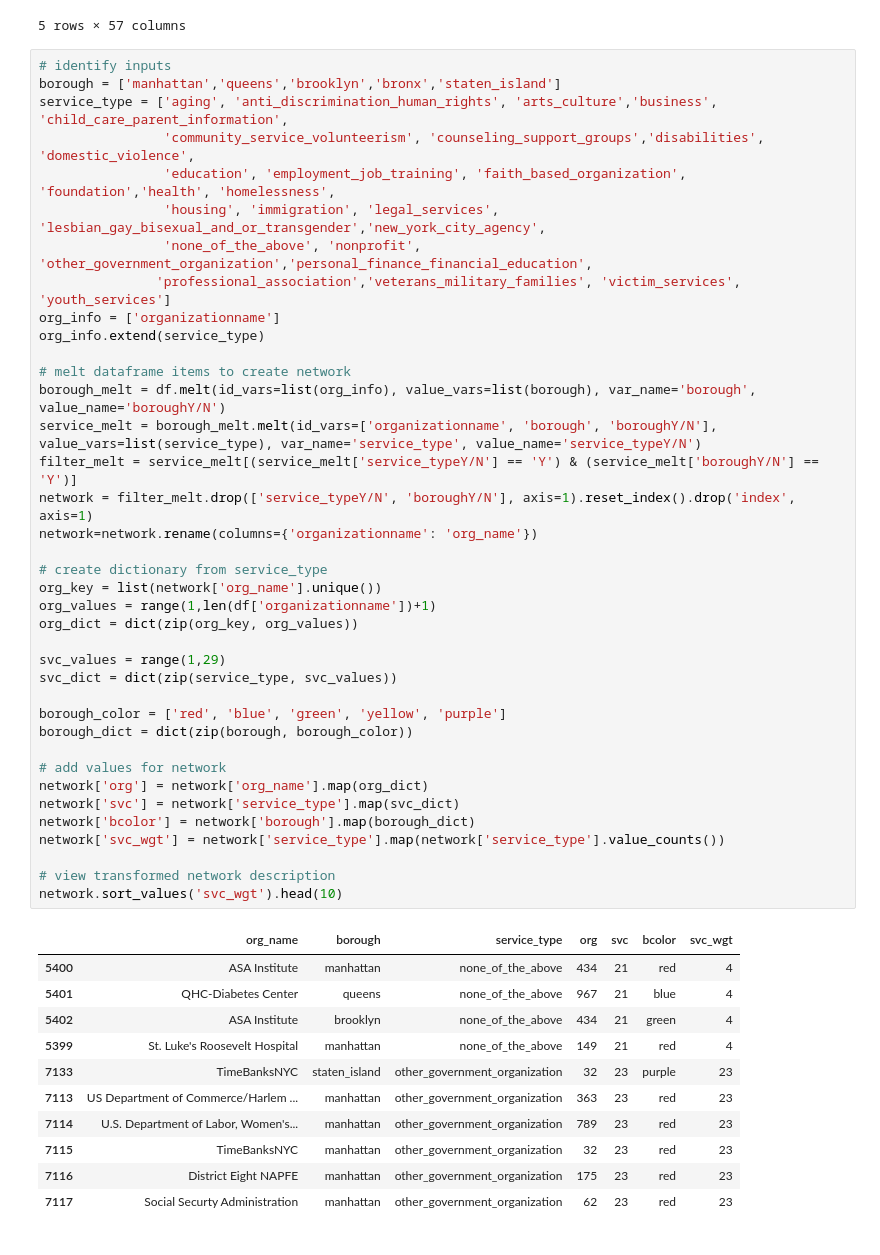
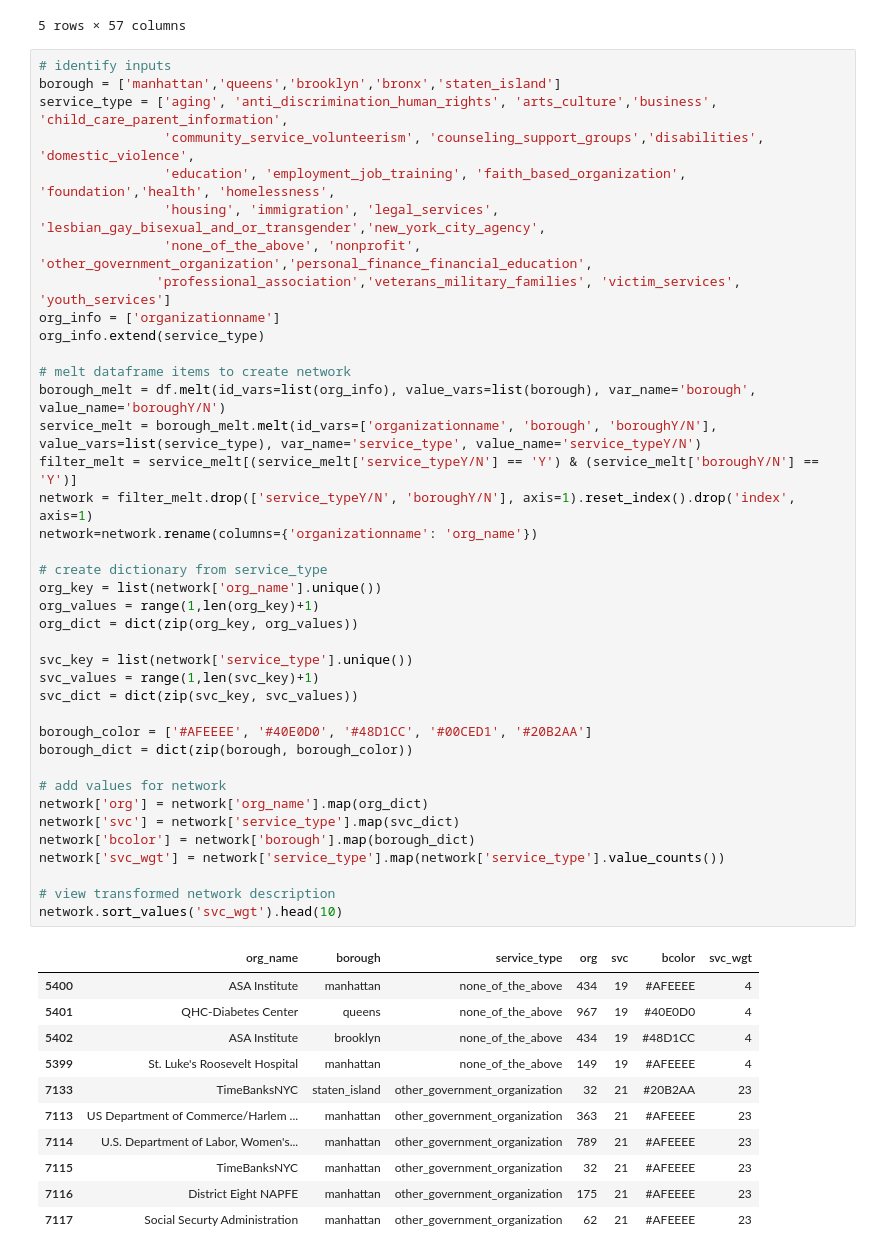
Before and after one commit to miasiracusa/620, a Jupyter notebook: Project-1/Network-Analysis.ipynb, the cells around one changed output. Cells and saved outputs as stored; diff of their text form.

```diff
--- a/Project-1/Network-Analysis.ipynb
+++ b/Project-1/Network-Analysis.ipynb
@@ -63,44 +63,45 @@ service_type = ['aging', 'anti_discrimination_human_rights', 'arts_culture','bus
                 'housing', 'immigration', 'legal_services', 'lesbian_gay_bisexual_and_or_transgender','new_york_city_agency',
                 'none_of_the_above', 'nonprofit', 'other_government_organization','personal_finance_financial_education',
                'professional_association','veterans_military_families', 'victim_services', 'youth_services']
 org_info = ['organizationname']
 org_info.extend(service_type)
 
 # melt dataframe items to create network
 borough_melt = df.melt(id_vars=list(org_info), value_vars=list(borough), var_name='borough', value_name='boroughY/N')
 service_melt = borough_melt.melt(id_vars=['organizationname', 'borough', 'boroughY/N'], value_vars=list(service_type), var_name='service_type', value_name='service_typeY/N')
 filter_melt = service_melt[(service_melt['service_typeY/N'] == 'Y') & (service_melt['boroughY/N'] == 'Y')]
 network = filter_melt.drop(['service_typeY/N', 'boroughY/N'], axis=1).reset_index().drop('index', axis=1)
 network=network.rename(columns={'organizationname': 'org_name'})
 
 # create dictionary from service_type
 org_key = list(network['org_name'].unique())
-org_values = range(1,len(df['organizationname'])+1)
+org_values = range(1,len(org_key)+1)
 org_dict = dict(zip(org_key, org_values))
 
-svc_values = range(1,29)
-svc_dict = dict(zip(service_type, svc_values))
+svc_key = list(network['service_type'].unique())
+svc_values = range(1,len(svc_key)+1)
+svc_dict = dict(zip(svc_key, svc_values))
 
-borough_color = ['red', 'blue', 'green', 'yellow', 'purple']
+borough_color = ['#AFEEEE', '#40E0D0', '#48D1CC', '#00CED1', '#20B2AA']
 borough_dict = dict(zip(borough, borough_color))
 
 # add values for network
 network['org'] = network['org_name'].map(org_dict)
 network['svc'] = network['service_type'].map(svc_dict)
 network['bcolor'] = network['borough'].map(borough_dict)
 network['svc_wgt'] = network['service_type'].map(network['service_type'].value_counts())
 
 # view transformed network description
 network.sort_values('svc_wgt').head(10)
 # %% [output]
 |  | org_name | borough | service_type | org | svc | bcolor | svc_wgt |
-| 5400 | ASA Institute | manhattan | none_of_the_above | 434 | 21 | red | 4 |
-| 5401 | QHC-Diabetes Center | queens | none_of_the_above | 967 | 21 | blue | 4 |
-| 5402 | ASA Institute | brooklyn | none_of_the_above | 434 | 21 | green | 4 |
-| 5399 | St. Luke's Roosevelt Hospital | manhattan | none_of_the_above | 149 | 21 | red | 4 |
-| 7133 | TimeBanksNYC | staten_island | other_government_organization | 32 | 23 | purple | 23 |
-| 7113 | US Department of Commerce/Harlem ... | manhattan | other_government_organization | 363 | 23 | red | 23 |
-| 7114 | U.S. Department of Labor, Women's... | manhattan | other_government_organization | 789 | 23 | red | 23 |
-| 7115 | TimeBanksNYC | manhattan | other_government_organization | 32 | 23 | red | 23 |
-| 7116 | District Eight NAPFE | manhattan | other_government_organization | 175 | 23 | red | 23 |
-| 7117 | Social Securty Administration | manhattan | other_government_organization | 62 | 23 | red | 23 |
+| 5400 | ASA Institute | manhattan | none_of_the_above | 434 | 19 | #AFEEEE | 4 |
+| 5401 | QHC-Diabetes Center | queens | none_of_the_above | 967 | 19 | #40E0D0 | 4 |
+| 5402 | ASA Institute | brooklyn | none_of_the_above | 434 | 19 | #48D1CC | 4 |
+| 5399 | St. Luke's Roosevelt Hospital | manhattan | none_of_the_above | 149 | 19 | #AFEEEE | 4 |
+| 7133 | TimeBanksNYC | staten_island | other_government_organization | 32 | 21 | #20B2AA | 23 |
+| 7113 | US Department of Commerce/Harlem ... | manhattan | other_government_organization | 363 | 21 | #AFEEEE | 23 |
+| 7114 | U.S. Department of Labor, Women's... | manhattan | other_government_organization | 789 | 21 | #AFEEEE | 23 |
+| 7115 | TimeBanksNYC | manhattan | other_government_organization | 32 | 21 | #AFEEEE | 23 |
+| 7116 | District Eight NAPFE | manhattan | other_government_organization | 175 | 21 | #AFEEEE | 23 |
+| 7117 | Social Securty Administration | manhattan | other_government_organization | 62 | 21 | #AFEEEE | 23 |
```
Also changed, not shown: parts of 7 cells of this notebook.
